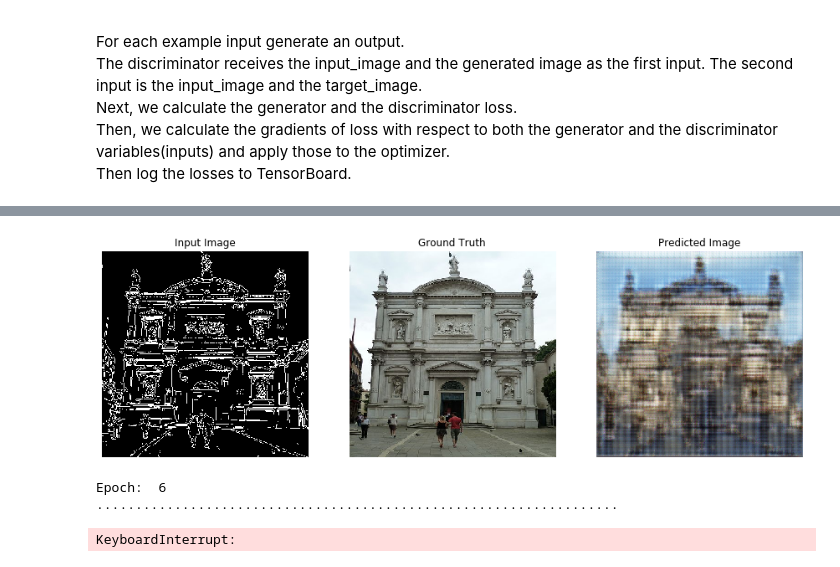
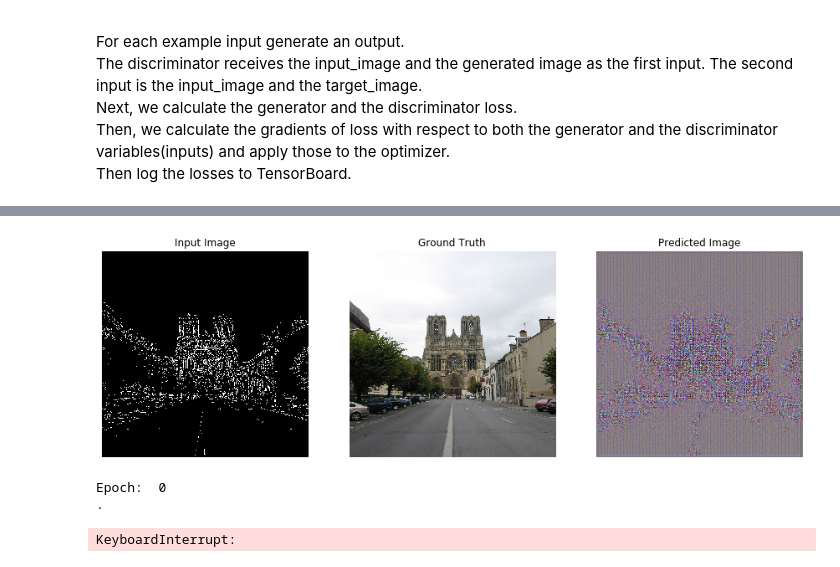
Before and after one commit to must4in3/6-Projecto-final, a Jupyter notebook: 2 - Training_generate Predicted Images.ipynb, the cells around one changed output, grey strips where cells are left out. Saved outputs shown, nothing was run; the diff lists cells and outputs as text; code cells hidden in the pictures.

Commit message:
modify functions and file 2 training

```diff
--- a/2 - Training_generate Predicted Images.ipynb
+++ b/2 - Training_generate Predicted Images.ipynb
@@ -31,13 +31,13 @@ Last step is to plot the predictions and voila!
 # Resize las dos imagenes con el metodo de los NEAREST_NEIGHBOR
 # Appy a random_jitter
 # Finally normalizing the images to [-1, 1]
-train_dataset = tf.data.Dataset.list_files('imagenes/Barocco/with_mask/*.png')
+train_dataset = tf.data.Dataset.list_files('imagenes/Gothic/with_mask/*.png')
 train_dataset = train_dataset.map(load_image_train,
                                   num_parallel_calls=tf.data.experimental.AUTOTUNE)
 train_dataset = train_dataset.shuffle(BUFFER_SIZE)
 train_dataset = train_dataset.batch(BATCH_SIZE)
 # %%
-test_dataset = tf.data.Dataset.list_files('imagenes/Barocco/with_mask_test/*.png')
+test_dataset = tf.data.Dataset.list_files('imagenes/Gothic/with_mask/*.png')
 test_dataset = test_dataset.map(load_image_test)
 test_dataset = test_dataset.batch(BATCH_SIZE)
 # %%
@@ -71,7 +71,7 @@ Next, we calculate the generator and the discriminator loss.<br>
 Then, we calculate the gradients of loss with respect to both the generator and the discriminator variables(inputs) and apply those to the optimizer.<br>
 Then log the losses to TensorBoard.<br>
 # %%
-EPOCHS = 100
+EPOCHS = 500
 # %%
 # create a folder with datetime and the training file
 log_dir="logs/"
@@ -97,11 +97,11 @@ discriminator_optimizer = tf.keras.optimizers.Adam(2e-4, beta_1=0.5)
 # %%
 # training loop
 fit(train_dataset, EPOCHS, test_dataset, generator, discriminator,
-    generator_optimizer, discriminator_optimizer, summary_writer)
+    generator_optimizer, discriminator_optimizer, summary_writer, checkpoint)
 # %% [output]
-[figure, old version]
+[figure, new version]
-Epoch:  6
-...................................................................
+Epoch:  0
+.
 KeyboardInterrupt:
 # %%
 ls {training_checkpoints}
```
Also changed, not shown: parts of 5 cells of this notebook, 2 other files.
